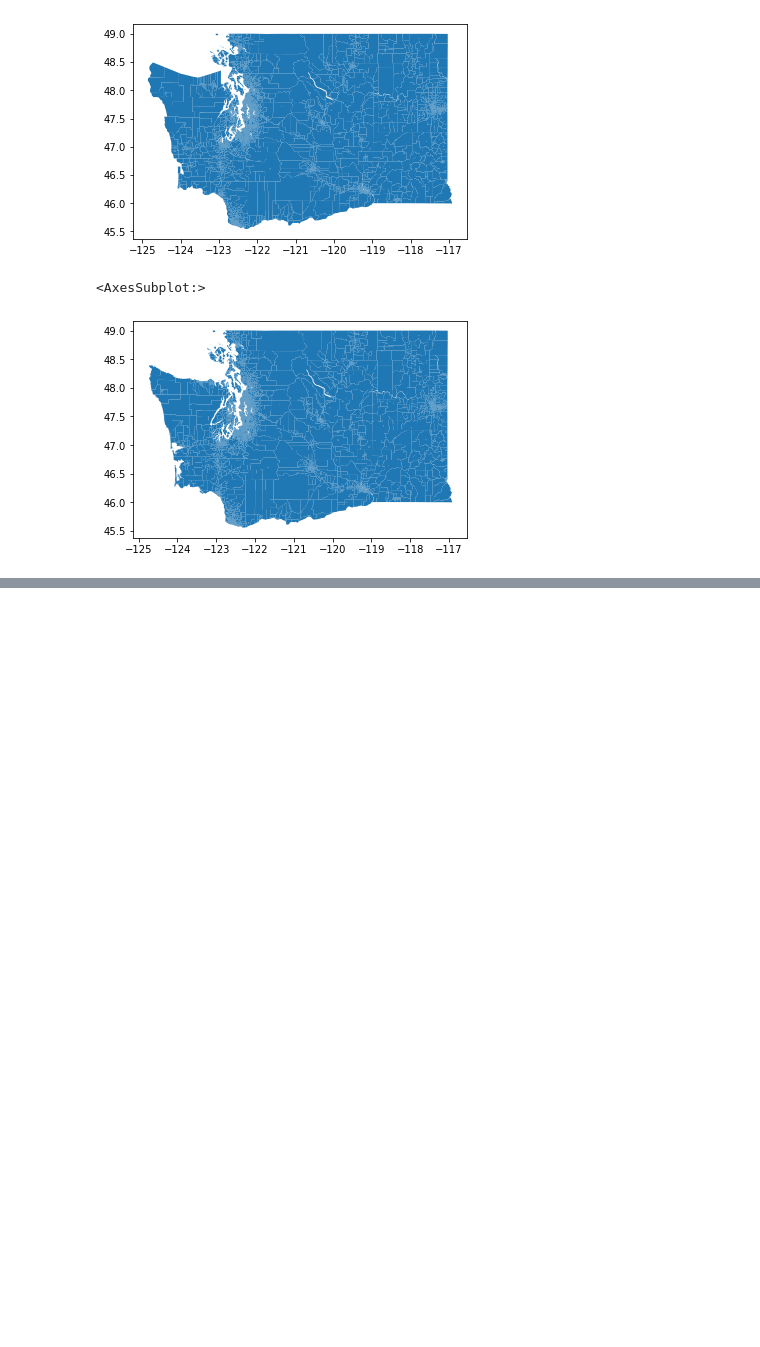
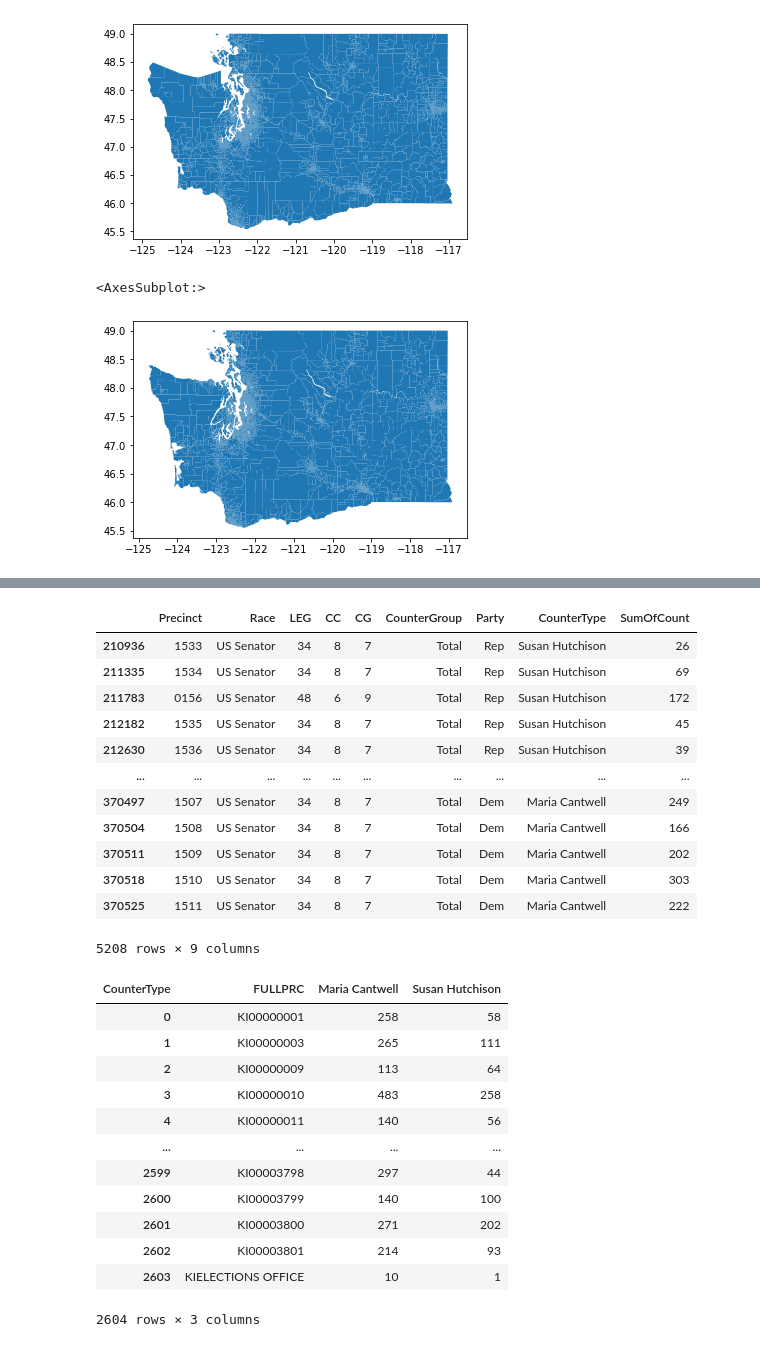
Before and after one commit to nonpartisan-redistricting-datahub/pdv-wa, a Jupyter notebook: vest-wa-2018/VEST-WA-2018-validation.ipynb, the cells around one changed output, grey strips where cells are left out. Drawn from its saved outputs; the diff is of its cells as text; code cells hidden in the pictures; blank space fills up the shorter version.

```diff
--- a/vest-wa-2018/VEST-WA-2018-validation.ipynb
+++ b/vest-wa-2018/VEST-WA-2018-validation.ipynb
@@ -46,0 +148,18 @@ wa_senators["PrecinctCode"].max()
+# %%
+wa_kings_names = pd.read_csv('raw-from-source/2018_Voting_Districts_for_King_County___votdst_area_2018.csv')
+wa_kings_names["votdst"] = wa_kings_names["votdst"].astype('str').str.rjust(4, '0')
+wa_kings_names = {name: num for name, num in zip(wa_kings_names["NAME"], wa_kings_names['votdst'])}
+wa_king["Precinct"] = wa_king["Precinct"].apply(lambda x: wa_kings_names[x] if x in wa_kings_names else x)
+#finding votes not associated with any precinct in king
+display(wa_king[(wa_king["Precinct"] == "ELECTIONS OFFICE") & (wa_king["Race"] == 'US Senator') &
+               ((wa_king["CounterType"] == "Maria Cantwell") | (wa_king["CounterType"] == "Susan Hutchison"))])
+
+elections_office = wa_king[(wa_king["Precinct"] == "ELECTIONS OFFICE") & (wa_king["Race"] == 'US Senator') &
+               ((wa_king["CounterType"] == "Maria Cantwell") | (wa_king["CounterType"] == "Susan Hutchison"))]
+
+display(wa_king)
+
+wa_king["FULLPRC"] = "KI" + wa_king["Precinct"].apply(lambda x:str(x).zfill(8))
+wa_king = wa_king.pivot_table(index="FULLPRC", columns="CounterType", values="SumOfCount", aggfunc="first").reset_index()
+display(wa_king)
+# %% [output]
@@ -46,0 +169,26 @@ wa_senators["PrecinctCode"].max()
+|  | Precinct | Race | LEG | CC | CG | CounterGroup | Party | CounterType | SumOfCount |
+| 210936 | 1533 | US Senator | 34 | 8 | 7 | Total | Rep | Susan Hutchison | 26 |
+| 211335 | 1534 | US Senator | 34 | 8 | 7 | Total | Rep | Susan Hutchison | 69 |
+| 211783 | 0156 | US Senator | 48 | 6 | 9 | Total | Rep | Susan Hutchison | 172 |
+| 212182 | 1535 | US Senator | 34 | 8 | 7 | Total | Rep | Susan Hutchison | 45 |
+| 212630 | 1536 | US Senator | 34 | 8 | 7 | Total | Rep | Susan Hutchison | 39 |
+| ... | ... | ... | ... | ... | ... | ... | ... | ... | ... |
+| 370497 | 1507 | US Senator | 34 | 8 | 7 | Total | Dem | Maria Cantwell | 249 |
+| 370504 | 1508 | US Senator | 34 | 8 | 7 | Total | Dem | Maria Cantwell | 166 |
+| 370511 | 1509 | US Senator | 34 | 8 | 7 | Total | Dem | Maria Cantwell | 202 |
+| 370518 | 1510 | US Senator | 34 | 8 | 7 | Total | Dem | Maria Cantwell | 303 |
+| 370525 | 1511 | US Senator | 34 | 8 | 7 | Total | Dem | Maria Cantwell | 222 |
+5208 rows × 9 columns
+| CounterType | FULLPRC | Maria Cantwell | Susan Hutchison |
+| 0 | KI00000001 | 258 | 58 |
+| 1 | KI00000003 | 265 | 111 |
+| 2 | KI00000009 | 113 | 64 |
+| 3 | KI00000010 | 483 | 258 |
+| 4 | KI00000011 | 140 | 56 |
+| ... | ... | ... | ... |
+| 2599 | KI00003798 | 297 | 44 |
+| 2600 | KI00003799 | 140 | 100 |
+| 2601 | KI00003800 | 271 | 202 |
+| 2602 | KI00003801 | 214 | 93 |
+| 2603 | KIELECTIONS OFFICE | 10 | 1 |
+2604 rows × 3 columns
```
Also changed, not shown: parts of 13 cells of this notebook, 15 other files.
